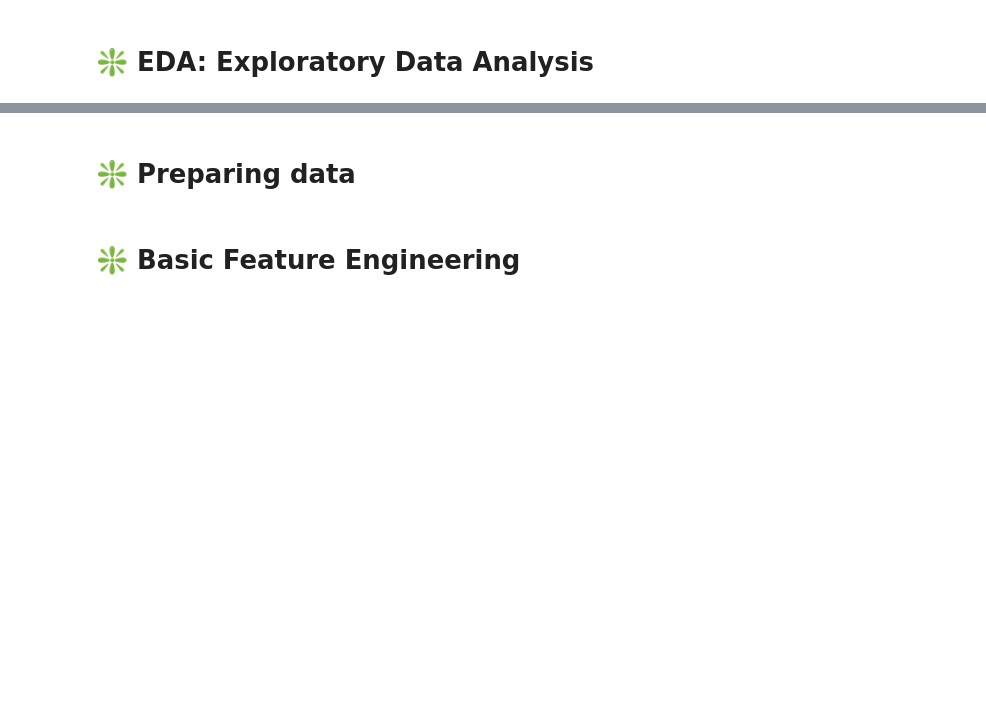
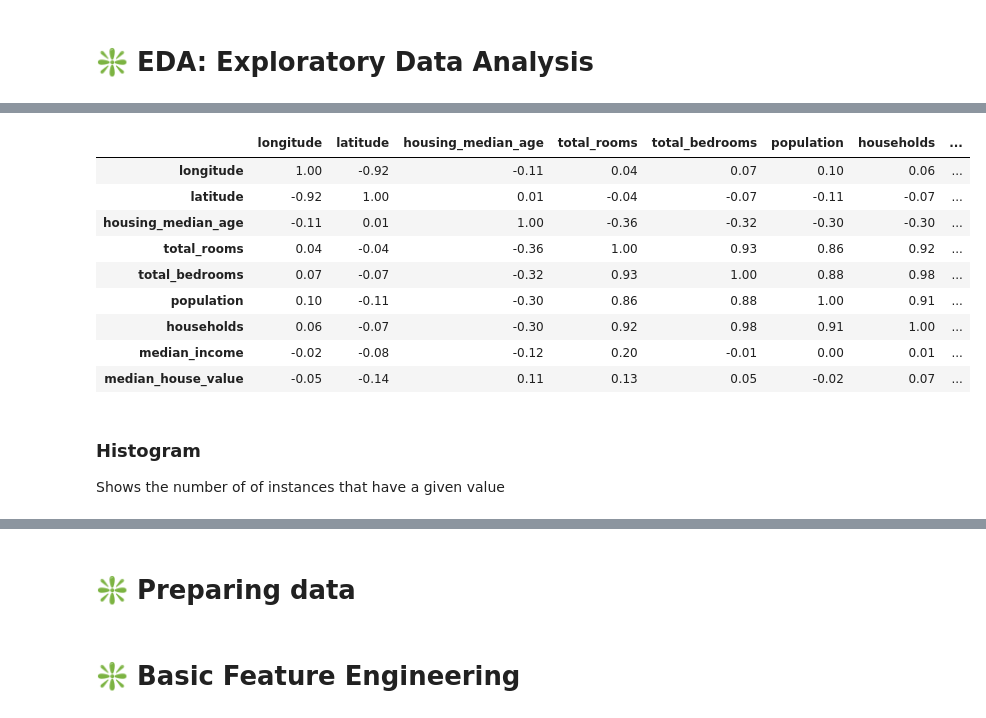
Before and after one commit to MichelleVik/Intro-to-Machine-Learning, a Jupyter notebook: 2_FE_model_setup/FE.ipynb, the cells around one changed output, grey strips where cells are left out. Drawn from its saved outputs; the diff is of its cells as text; code cells hidden in the pictures; blank space fills up the shorter version.

```diff
--- a/2_FE_model_setup/FE.ipynb
+++ b/2_FE_model_setup/FE.ipynb
@@ -392,0 +479,17 @@ df.iloc[3, 3]
+# %%
+df.corr().style.background_gradient(cmap='coolwarm').set_precision(2)
+# %% [output]
+|  | longitude | latitude | housing_median_age | total_rooms | total_bedrooms | population | households | ... |
+| longitude | 1.00 | -0.92 | -0.11 | 0.04 | 0.07 | 0.10 | 0.06 | ... |
+| latitude | -0.92 | 1.00 | 0.01 | -0.04 | -0.07 | -0.11 | -0.07 | ... |
+| housing_median_age | -0.11 | 0.01 | 1.00 | -0.36 | -0.32 | -0.30 | -0.30 | ... |
+| total_rooms | 0.04 | -0.04 | -0.36 | 1.00 | 0.93 | 0.86 | 0.92 | ... |
+| total_bedrooms | 0.07 | -0.07 | -0.32 | 0.93 | 1.00 | 0.88 | 0.98 | ... |
+| population | 0.10 | -0.11 | -0.30 | 0.86 | 0.88 | 1.00 | 0.91 | ... |
+| households | 0.06 | -0.07 | -0.30 | 0.92 | 0.98 | 0.91 | 1.00 | ... |
+| median_income | -0.02 | -0.08 | -0.12 | 0.20 | -0.01 | 0.00 | 0.01 | ... |
+| median_house_value | -0.05 | -0.14 | 0.11 | 0.13 | 0.05 | -0.02 | 0.07 | ... |
+# %% [markdown]
+### Histogram
+
+Shows the number of of instances that have a given value
```
Also changed, not shown: parts of 93 cells of this notebook, 2 other files.
